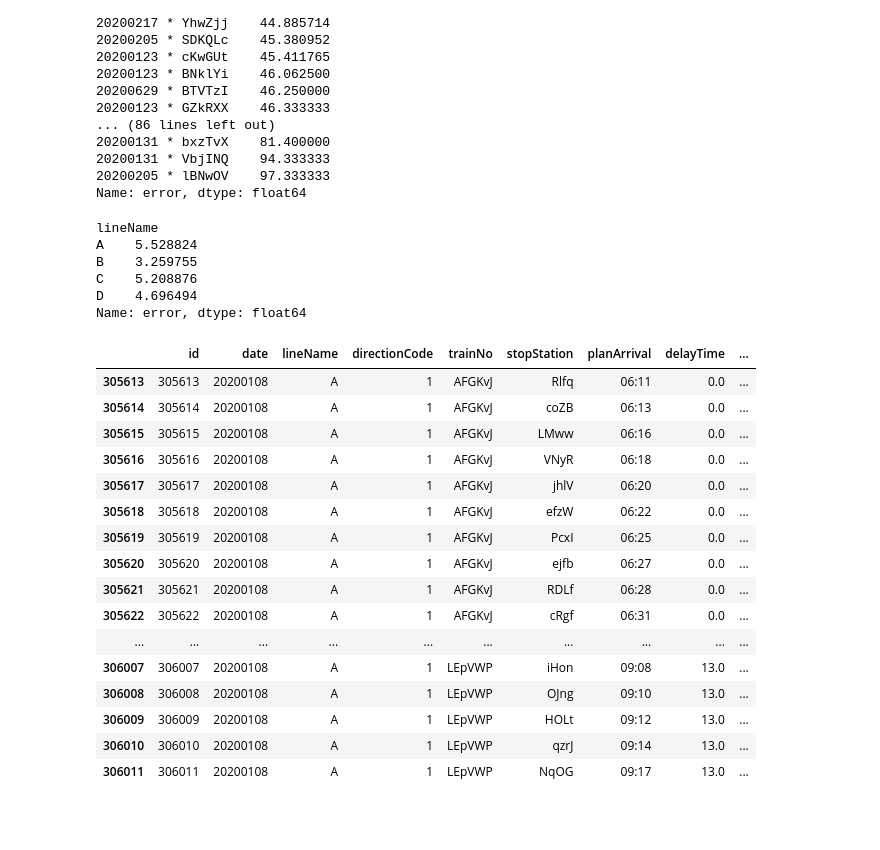
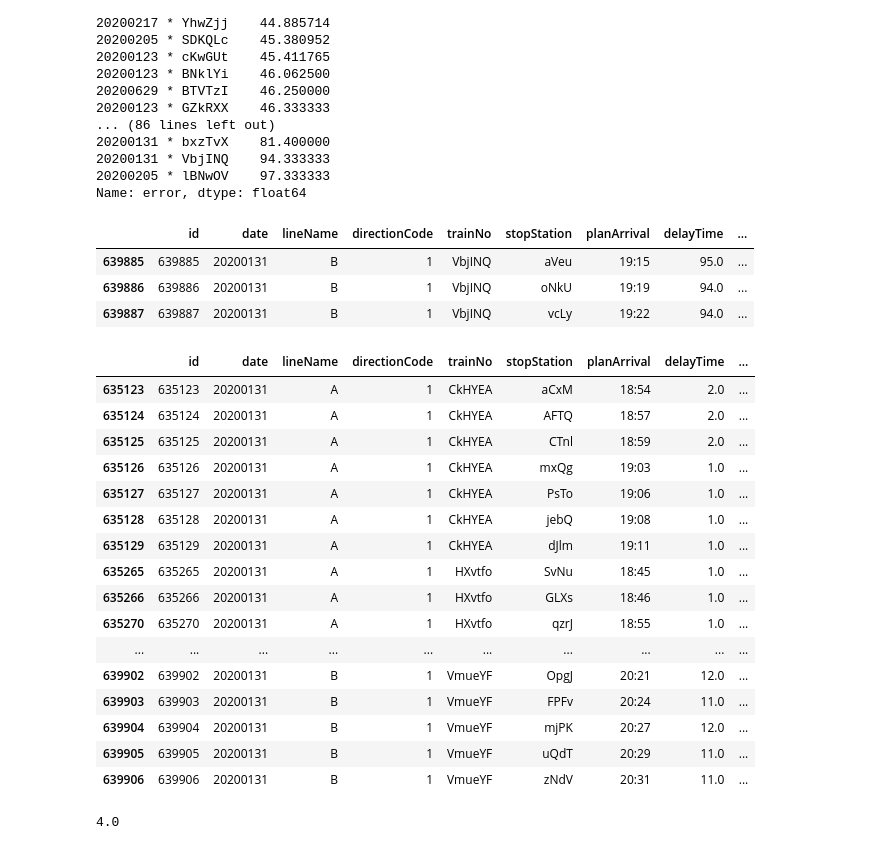
Before and after one commit to mitsuhiko-nozawa/signate_JR, a Jupyter notebook: src/EDA/check_error.ipynb, the cells around one changed output. Drawn from its saved outputs; the diff is of its cells as text; code cells hidden in the pictures; blank space fills up the shorter version.

```diff
--- a/src/EDA/check_error.ipynb
+++ b/src/EDA/check_error.ipynb
@@ -92,33 +92,37 @@ date * trainNo
 20200131 * VbjINQ    94.333333
 20200205 * lBNwOV    97.333333
 Name: error, dtype: float64
-# %%
-train_df[train_df["date"] == 20200108].groupby("lineName")["error"].mean()
-# %% [output]
-lineName
-A    5.528824
-B    3.259755
-C    5.208876
-D    4.696494
-Name: error, dtype: float64
+# %%
+date_trainNo = "20200131 * VbjINQ"
+train_df[train_df["date * trainNo"] == date_trainNo][:1000]
+# %% [output]
+|  | id | date | lineName | directionCode | trainNo | stopStation | planArrival | delayTime | ... |
+| 639885 | 639885 | 20200131 | B | 1 | VbjINQ | aVeu | 19:15 | 95.0 | ... |
+| 639886 | 639886 | 20200131 | B | 1 | VbjINQ | oNkU | 19:19 | 94.0 | ... |
+| 639887 | 639887 | 20200131 | B | 1 | VbjINQ | vcLy | 19:22 | 94.0 | ... |
 # %%
-date = 20200108
-train_df[train_df["date"] == date][:1000]
+date = 20200131
+train_df[train_df["date"] == date][train_df["delayTime"] != 0][:1000]
 # %% [output]
 |  | id | date | lineName | directionCode | trainNo | stopStation | planArrival | delayTime | ... |
-| 305613 | 305613 | 20200108 | A | 1 | AFGKvJ | Rlfq | 06:11 | 0.0 | ... |
-| 305614 | 305614 | 20200108 | A | 1 | AFGKvJ | coZB | 06:13 | 0.0 | ... |
-| 305615 | 305615 | 20200108 | A | 1 | AFGKvJ | LMww | 06:16 | 0.0 | ... |
-| 305616 | 305616 | 20200108 | A | 1 | AFGKvJ | VNyR | 06:18 | 0.0 | ... |
-| 305617 | 305617 | 20200108 | A | 1 | AFGKvJ | jhlV | 06:20 | 0.0 | ... |
-| 305618 | 305618 | 20200108 | A | 1 | AFGKvJ | efzW | 06:22 | 0.0 | ... |
-| 305619 | 305619 | 20200108 | A | 1 | AFGKvJ | PcxI | 06:25 | 0.0 | ... |
-| 305620 | 305620 | 20200108 | A | 1 | AFGKvJ | ejfb | 06:27 | 0.0 | ... |
-| 305621 | 305621 | 20200108 | A | 1 | AFGKvJ | RDLf | 06:28 | 0.0 | ... |
-| 305622 | 305622 | 20200108 | A | 1 | AFGKvJ | cRgf | 06:31 | 0.0 | ... |
+| 635123 | 635123 | 20200131 | A | 1 | CkHYEA | aCxM | 18:54 | 2.0 | ... |
+| 635124 | 635124 | 20200131 | A | 1 | CkHYEA | AFTQ | 18:57 | 2.0 | ... |
+| 635125 | 635125 | 20200131 | A | 1 | CkHYEA | CTnl | 18:59 | 2.0 | ... |
+| 635126 | 635126 | 20200131 | A | 1 | CkHYEA | mxQg | 19:03 | 1.0 | ... |
+| 635127 | 635127 | 20200131 | A | 1 | CkHYEA | PsTo | 19:06 | 1.0 | ... |
+| 635128 | 635128 | 20200131 | A | 1 | CkHYEA | jebQ | 19:08 | 1.0 | ... |
+| 635129 | 635129 | 20200131 | A | 1 | CkHYEA | dJlm | 19:11 | 1.0 | ... |
+| 635265 | 635265 | 20200131 | A | 1 | HXvtfo | SvNu | 18:45 | 1.0 | ... |
+| 635266 | 635266 | 20200131 | A | 1 | HXvtfo | GLXs | 18:46 | 1.0 | ... |
+| 635270 | 635270 | 20200131 | A | 1 | HXvtfo | qzrJ | 18:55 | 1.0 | ... |
 | ... | ... | ... | ... | ... | ... | ... | ... | ... | ... |
-| 306007 | 306007 | 20200108 | A | 1 | LEpVWP | iHon | 09:08 | 13.0 | ... |
-| 306008 | 306008 | 20200108 | A | 1 | LEpVWP | OJng | 09:10 | 13.0 | ... |
-| 306009 | 306009 | 20200108 | A | 1 | LEpVWP | HOLt | 09:12 | 13.0 | ... |
-| 306010 | 306010 | 20200108 | A | 1 | LEpVWP | qzrJ | 09:14 | 13.0 | ... |
-| 306011 | 306011 | 20200108 | A | 1 | LEpVWP | NqOG | 09:17 | 13.0 | ... |
+| 639902 | 639902 | 20200131 | B | 1 | VmueYF | OpgJ | 20:21 | 12.0 | ... |
+| 639903 | 639903 | 20200131 | B | 1 | VmueYF | FPFv | 20:24 | 11.0 | ... |
+| 639904 | 639904 | 20200131 | B | 1 | VmueYF | mjPK | 20:27 | 12.0 | ... |
+| 639905 | 639905 | 20200131 | B | 1 | VmueYF | uQdT | 20:29 | 11.0 | ... |
+| 639906 | 639906 | 20200131 | B | 1 | VmueYF | zNdV | 20:31 | 11.0 | ... |
+# %%
+date = 20200205
+print(train_df[train_df["date"] == date][train_df["delayTime"] > 0]["continuedDelayTime"].max())
+# %% [output]
+4.0
```
Also changed, not shown: 8 other files.
